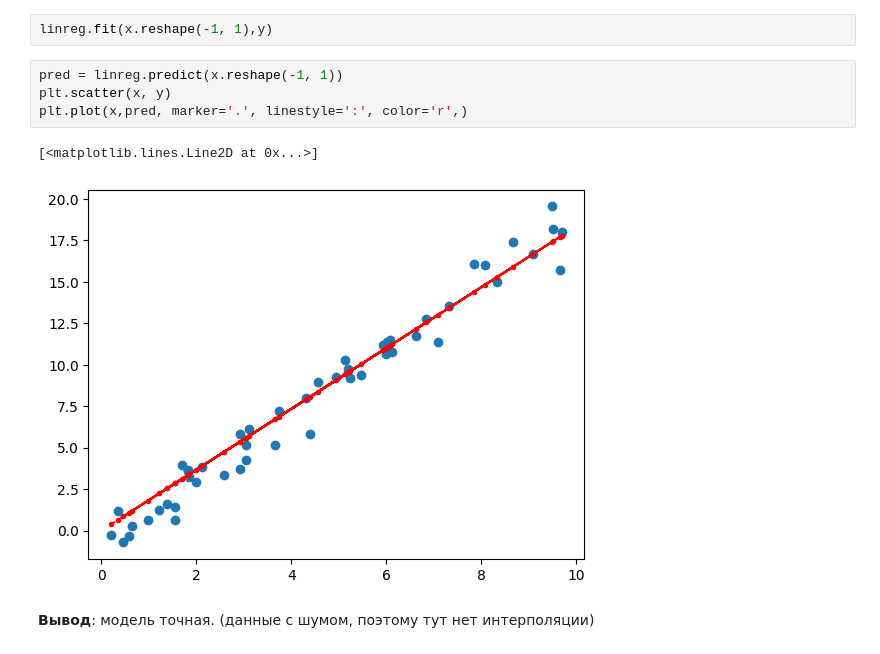
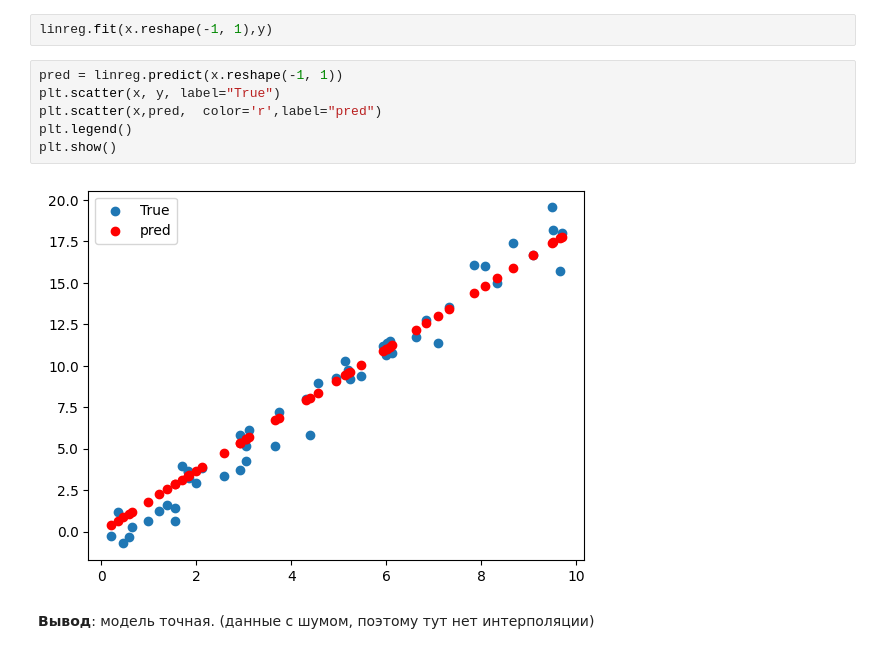
Before and after one commit to natallia-zzz/bsu_masters, a Jupyter notebook: lab_1/ML_LR1_2023.ipynb, the cells around one changed output. Drawn from its saved outputs; the diff is of its cells as text.

```diff
--- a/lab_1/ML_LR1_2023.ipynb
+++ b/lab_1/ML_LR1_2023.ipynb
@@ -97,11 +97,12 @@ linreg = MyLinearRegression()
 linreg.fit(x.reshape(-1, 1),y)
 # %%
 pred = linreg.predict(x.reshape(-1, 1))
-plt.scatter(x, y)
-plt.plot(x,pred, marker='.', linestyle=':', color='r',)
+plt.scatter(x, y, label="True")
+plt.scatter(x,pred,  color='r',label="pred")
+plt.legend()
+plt.show()
 # %% [output]
-[<matplotlib.lines.Line2D at 0x...>]
-[figure, old version]
+[figure, new version]
 # %% [markdown]
 **Вывод**: модель точная. (данные с шумом, поэтому тут нет интерполяции)
 # %% [markdown]
```
Also changed, not shown: parts of 24 cells of this notebook.
